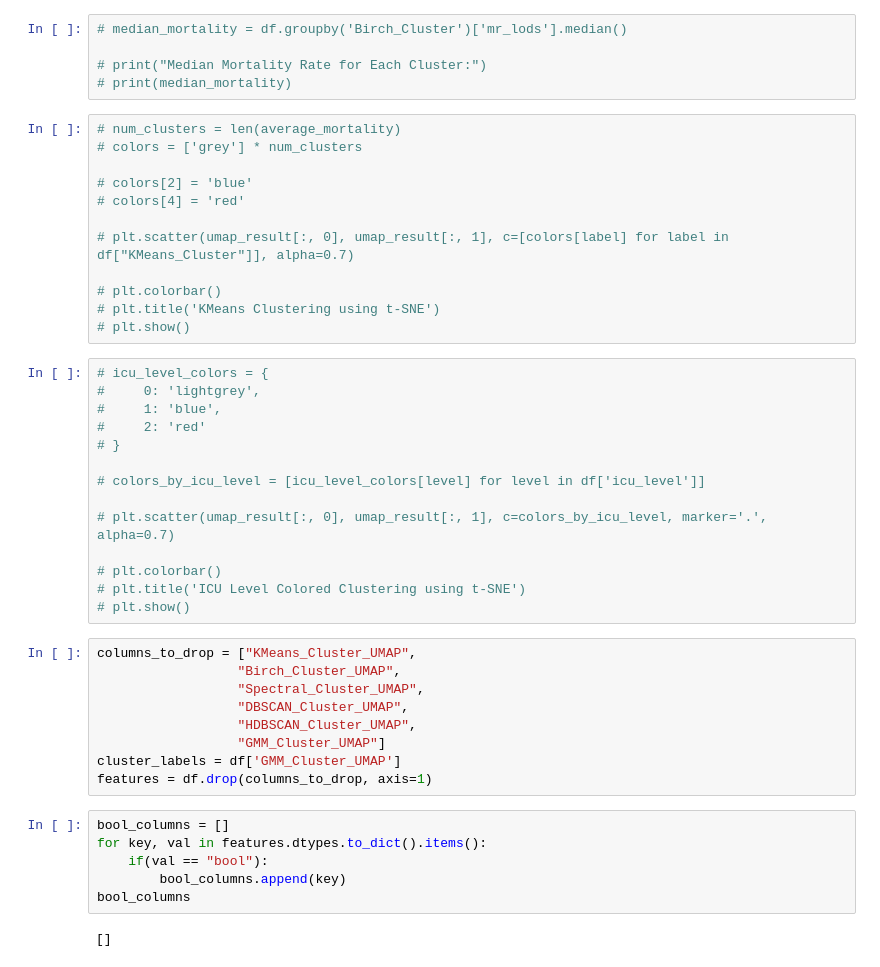
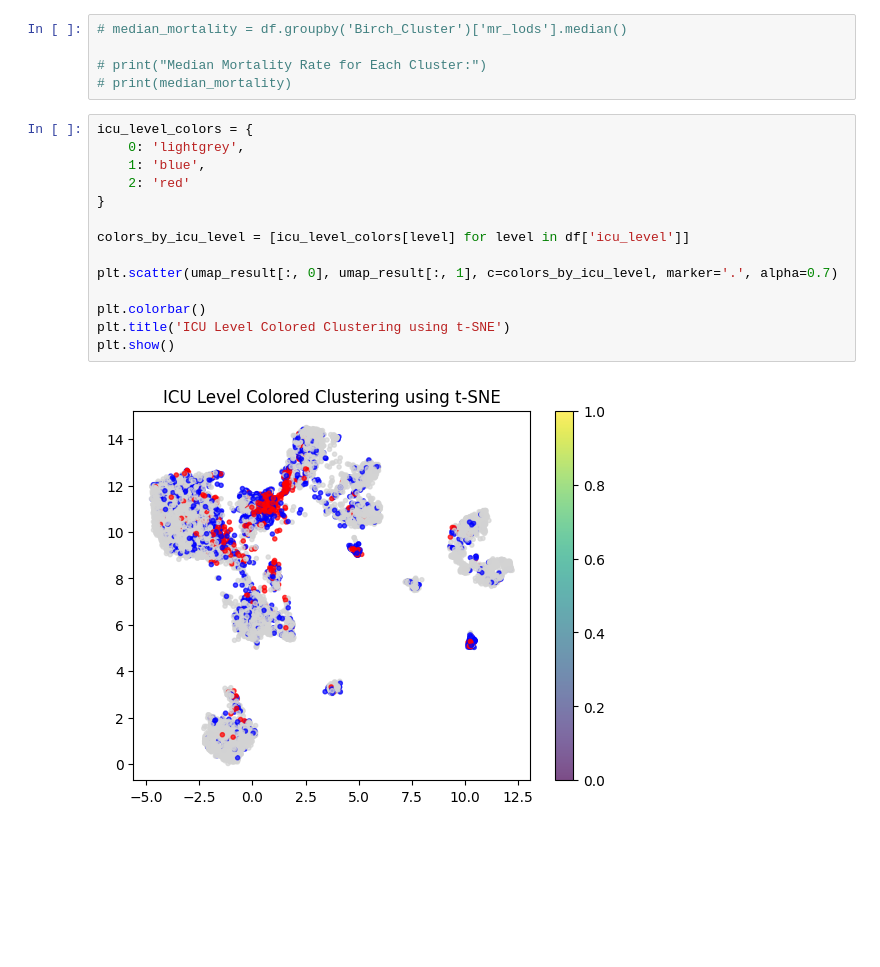
Before and after one commit to MemphiS047/icu-flow-prediction, a Jupyter notebook: script/clustering.ipynb, the cells around one changed output. Saved outputs shown, nothing was run; the diff lists cells and outputs as text; blank space fills up the shorter version.

```diff
--- a/script/clustering.ipynb
+++ b/script/clustering.ipynb
@@ -271,45 +285,18 @@ Further we analyzed each clusters characteristics, how ICU level is scattered ar
 # print("Median Mortality Rate for Each Cluster:")
 # print(median_mortality)
 # %%
-# num_clusters = len(average_mortality)
-# colors = ['grey'] * num_clusters
+icu_level_colors = {
+    0: 'lightgrey',
+    1: 'blue',
+    2: 'red'
+}
 
-# colors[2] = 'blue'
-# colors[4] = 'red'
+colors_by_icu_level = [icu_level_colors[level] for level in df['icu_level']]
 
-# plt.scatter(umap_result[:, 0], umap_result[:, 1], c=[colors[label] for label in df["KMeans_Cluster"]], alpha=0.7)
+plt.scatter(umap_result[:, 0], umap_result[:, 1], c=colors_by_icu_level, marker='.', alpha=0.7)
 
-# plt.colorbar()
-# plt.title('KMeans Clustering using t-SNE')
-# plt.show()
+plt.colorbar()
+plt.title('ICU Level Colored Clustering using t-SNE')
+plt.show()
+# %% [output]
+[figure, added]
-# %%
-# icu_level_colors = {
-#     0: 'lightgrey',
-#     1: 'blue',
-#     2: 'red'
-# }
-
-# colors_by_icu_level = [icu_level_colors[level] for level in df['icu_level']]
-
-# plt.scatter(umap_result[:, 0], umap_result[:, 1], c=colors_by_icu_level, marker='.', alpha=0.7)
-
-# plt.colorbar()
-# plt.title('ICU Level Colored Clustering using t-SNE')
-# plt.show()
-# %%
-columns_to_drop = ["KMeans_Cluster_UMAP",
-                  "Birch_Cluster_UMAP",
-                  "Spectral_Cluster_UMAP",
-                  "DBSCAN_Cluster_UMAP",
-                  "HDBSCAN_Cluster_UMAP",
-                  "GMM_Cluster_UMAP"]
-cluster_labels = df['GMM_Cluster_UMAP']
-features = df.drop(columns_to_drop, axis=1)
-# %%
-bool_columns = []
-for key, val in features.dtypes.to_dict().items():
-    if(val == "bool"):
-        bool_columns.append(key)
-bool_columns
-# %% [output]
-[]
```
Also changed, not shown: parts of 29 cells of this notebook, 7 other files.
